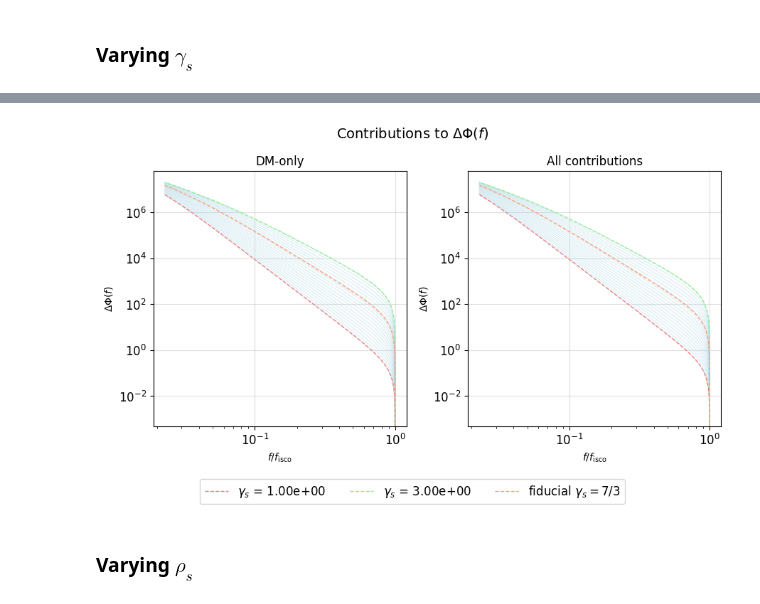
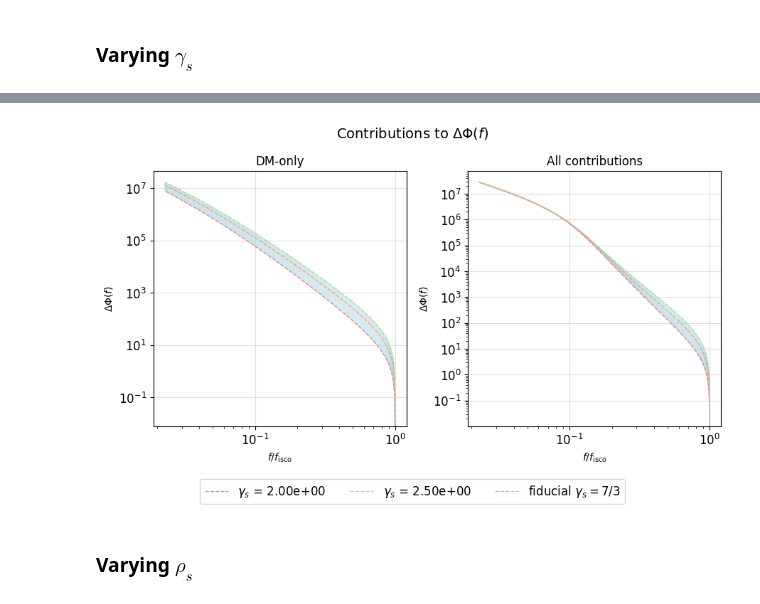
Before and after one commit to nicolegrillo/BinaryEvolution, a Jupyter notebook: Phase_extraction_CLASS+params.ipynb, the cells around one changed output, grey strips where cells are left out. Drawn from its saved outputs; the diff is of its cells as text; code cells hidden in the pictures.

```diff
--- a/Phase_extraction_CLASS+params.ipynb
+++ b/Phase_extraction_CLASS+params.ipynb
@@ -646,3 +867,9 @@ plt.show()
+# %%
+# Fiducial value
+
+phase_acc_fiducial = phase_f(freqs, df_dt(vacuum_binary.df_dr(r_grid), accretion_disk.dot_r_acc(r_grid) + vacuum_binary.dot_r_gw(r_grid)))
+phase_dm_fiducial = phase_f(freqs, df_dt(vacuum_binary.df_dr(r_grid), dark_matter.dot_r_dm_eff(r_grid)))
+phase_all_fiducial = phase_f(freqs, df_dt(vacuum_binary.df_dr(r_grid), dark_matter.dot_r_dm_eff(r_grid) + accretion_disk.dot_r_acc(r_grid)))
 # %%
 # Dephasing:
 
@@ -857,4 +1028,5 @@ phase_model_ss = [(Phase_Evaluation(
 # %%
-phi_all_ss = [(phase_model_ss[i].phase_f_by_hand_all(r_grid)) for i in range(0, len(phase_model_ss))]
-phi_acc_ss = [(phase_model_ss[i].phase_f_by_hand_acc(r_grid)) for i in range(0, len(phase_model_ss))]
-phi_gw_ss = [(phase_model_ss[i].phase_f_by_hand_gw(r_grid)) for i in range(0, len(phase_model_ss))]
+# Calculate phase to coalescence
+
+phase_acc_sigma0 = [phase_f(freqs, df_dt(vacuum_binary.df_dr(r_grid), accretion_disk_sigma0[i].dot_r_acc(r_grid) + vacuum_binary.dot_r_gw(r_grid))) for i in range(0, len(accretion_disk_sigma0))]
+phase_all_sigma0 = [phase_f(freqs, df_dt(vacuum_binary.df_dr(r_grid), dark_matter.dot_r_dm_eff(r_grid) + accretion_disk_sigma0[i].dot_r_acc(r_grid))) for i in range(0, len(accretion_disk_sigma0))]
@@ -949,7 +1080,7 @@ I still keep here the static profile, while in the other notebook I try to imple
 # %%
 # Build array of gamma_s values and rho_s
 
-gammas_vals = np.linspace(1, 3, 20)
+gammas_vals = np.linspace(2, 2.5, 20)
 rhodm_vals = np.logspace(15, 18, 20)
 
 print("Gammass: ", gammas_vals)
@@ -984,4 +1111,5 @@ phase_model_gammas = [(Phase_Evaluation(
 # %%
-phi_all_gammas = [(phase_model_gammas[i].phase_f_by_hand_all(r_grid)) for i in range(0, len(phase_model_gammas))]
-phi_dm_gammas = [(phase_model_gammas[i].phase_f_by_hand_dm(r_grid)) for i in range(0, len(phase_model_gammas))]
-phi_gw_gammas = [(phase_model_gammas[i].phase_f_by_hand_gw(r_grid)) for i in range(0, len(phase_model_gammas))]
+# Calculate phase to coalescence
+
+phase_dm_gammas = [phase_f(freqs, df_dt(vacuum_binary.df_dr(r_grid), dark_matter_gammas[i].dot_r_dm_eff(r_grid))) for i in range(0, len(dark_matter_gammas))]
+phase_all_gammas = [phase_f(freqs, df_dt(vacuum_binary.df_dr(r_grid), dark_matter_gammas[i].dot_r_dm_eff(r_grid) + accretion_disk.dot_r_acc(r_grid))) for i in range(0, len(dark_matter_gammas))]
@@ -1031,44 +1118,44 @@ plt.show()
 
 fig, axs = plt.subplots(1, 2, figsize=(9,5))
 
 plt.suptitle('Contributions to $\Delta\Phi(f)$', fontsize=14)
 
-for i in range(0, len(phi_all_gammas)):
-    axs[0].loglog(freqs/f_isco, phi_dm_gammas[i] - phi_gw_gammas[i], c='lightblue', linestyle='-', linewidth=1, alpha=0.4)
+for i in range(0, len(phase_dm_gammas)):
+    axs[0].loglog(freqs/f_isco, phase_dm_gammas[i] - phase_gw, c='lightblue', linestyle='-', linewidth=1, alpha=0.4)
 
-axs[0].loglog(freqs/f_isco, phi_dm_gammas[0] - phi_gw_gammas[0], label=f'$\gamma_s$ = {gammas_vals[0]:.2e}', linestyle='--', linewidth=1, c='lightcoral')
-axs[0].loglog(freqs/f_isco, phi_dm_gammas[-1] - phi_gw_gammas[-1], label=f'$\gamma_s$ = {gammas_vals[-1]:.2e}', linestyle='--', linewidth=1, c='lightgreen')
-axs[0].loglog(freqs/f_isco, phi_dm - phi_gw, label=f'fiducial $\gamma_s = 7/3$', linestyle='--', linewidth=1, c='lightsalmon')
+axs[0].loglog(freqs/f_isco, phase_dm_gammas[0] - phase_gw, label=f'$\gamma_s$ = {gammas_vals[0]:.2e}', linestyle='--', linewidth=1, c='lightcoral')
+axs[0].loglog(freqs/f_isco, phase_dm_gammas[-1] - phase_gw, label=f'$\gamma_s$ = {gammas_vals[-1]:.2e}', linestyle='--', linewidth=1, c='lightgreen')
+axs[0].loglog(freqs/f_isco, phase_dm_fiducial - phase_gw, label=f'fiducial $\gamma_s = 7/3$', linestyle='--', linewidth=1, c='lightsalmon')
 #axs[0].axvline(x=1, c='green', label='$f_{\mathrm{isco}}$', linestyle='-.', linewidth=1)
 axs[0].set_xlabel('$f/f_{\mathrm{isco}}$', fontsize=10)  # Increase x-label font size
 axs[0].set_ylabel(r'$\Delta\Phi(f)$', fontsize=10)  # Add y-label with increased font size
 axs[0].tick_params(axis='x', labelsize=12)  # Increase tick font size for x-axis
 axs[0].tick_params(axis='y', labelsize=12)  # Increase tick font size for y-axis
 axs[0].grid(True, alpha=0.4)  # Add gridlines
 axs[0].set_title('DM-only')  # Add gridlines
 #axs[0, 0].ticklabel_format(scilimits=(-2,2), useMathText=True)
 
-for i in range(0, len(phi_all_gammas)):
-    axs[1].loglog(freqs/f_isco, phi_all_gammas[i] - phi_gw_gammas[i], c='lightblue', linestyle='-', linewidth=1, alpha=0.4)
+for i in range(0, len(phase_all_gammas)):
+    axs[1].loglog(freqs/f_isco, phase_all_gammas[i] - phase_gw, c='lightblue', linestyle='-', linewidth=1, alpha=0.4)
 
-axs[1].loglog(freqs/f_isco, phi_all_gammas[0] - phi_gw_gammas[0], linestyle='--', linewidth=1, c='lightcoral')
-axs[1].loglog(freqs/f_isco, phi_all_gammas[-1] - phi_gw_gammas[-1], linestyle='--', linewidth=1, c='lightgreen')
-axs[1].loglog(freqs/f_isco, phi_dm - phi_gw, linestyle='--', linewidth=1, c='lightsalmon')
+axs[1].loglog(freqs/f_isco, phase_all_gammas[0] - phase_gw, linestyle='--', linewidth=1, c='lightcoral')
+axs[1].loglog(freqs/f_isco, phase_all_gammas[-1] - phase_gw, linestyle='--', linewidth=1, c='lightgreen')
+axs[1].loglog(freqs/f_isco, phase_all_fiducial - phase_gw, linestyle='--', linewidth=1, c='lightsalmon')
 #axs[1].axvline(x=1, c='green', linestyle='-.', linewidth=1)
 axs[1].set_xlabel('$f/f_{\mathrm{isco}}$', fontsize=10)  # Increase x-label font size
 axs[1].set_ylabel(r'$\Delta\Phi(f)$', fontsize=10)  # Add y-label with increased font size
 axs[1].tick_params(axis='x', labelsize=12)  # Increase tick font size for x-axis
 axs[1].tick_params(axis='y', labelsize=12)  # Increase tick font size for y-axis
 axs[1].grid(True, alpha=0.4)  # Add gridlines
 axs[1].set_title('All contributions')
 #axs[0, 1].ticklabel_format(scilimits=(-2,2), useMathText=True)
 
 fig.legend(loc='lower center', bbox_to_anchor=(0.5, -0.1, 0., 0.5), ncol=6, labelspacing=0.3, fontsize='large')
 fig.tight_layout()
 plt.savefig('results-images/gamma_dm_DELTA_phi.png')
 plt.show()
 # %% [output]
-[figure, old version]
+[figure, new version]
 # %% [markdown]
 ### Varying $\rho_s$
 # %%
```
Also changed, not shown: parts of 60 cells of this notebook, 1 other file.
